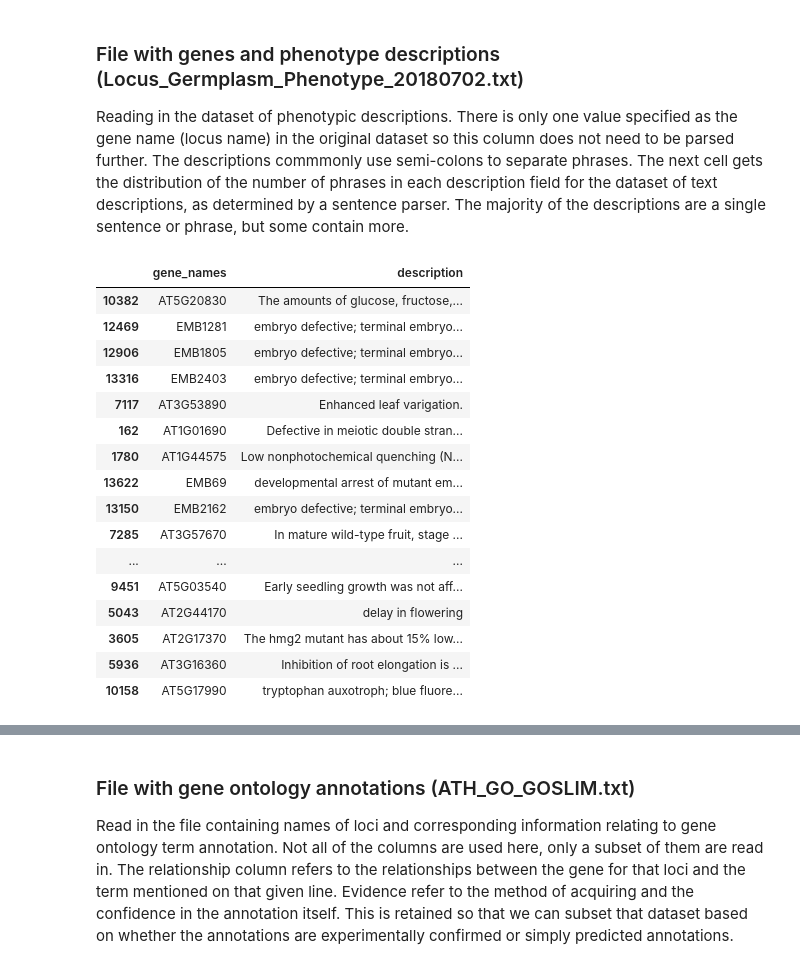
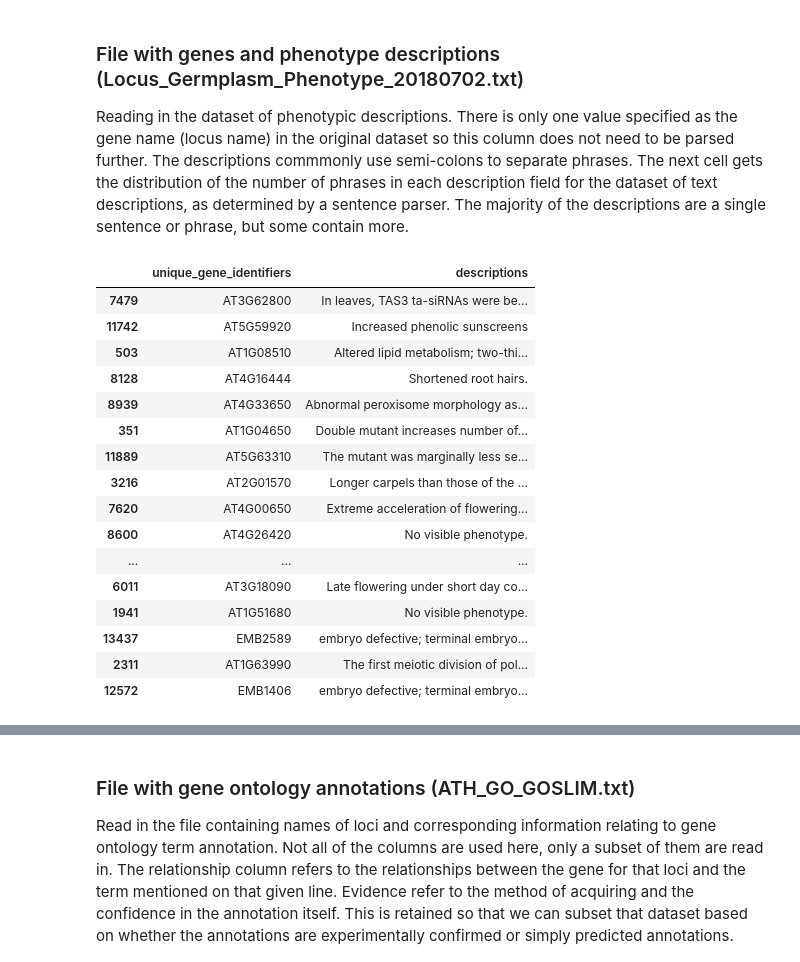
Before and after one commit to irbraun/plant-data, a Jupyter notebook: preprocessing/reshaping_tair_data.ipynb, the cells around one changed output, grey strips where cells are left out. Cells and saved outputs as stored; diff of their text form; code cells hidden in the pictures.

```diff
--- a/preprocessing/reshaping_tair_data.ipynb
+++ b/preprocessing/reshaping_tair_data.ipynb
@@ -55,29 +81,29 @@ Reading in the dataset of phenotypic descriptions. There is only one value speci
 # %%
 filename = "../databases/tair/Locus_Germplasm_Phenotype_20180702.txt"
 usecols = ["LOCUS_NAME", "PHENOTYPE"]
-usenames = ["gene_names", "description"]
+usenames = ["unique_gene_identifiers", "descriptions"]
 renamed = {k:v for k,v in zip(usecols,usenames)}
 df = pd.read_table(filename, usecols=usecols)
 df.rename(columns=renamed, inplace=True)
 df.sample(20)
 # %% [output]
-|  | gene_names | description |
-| 10382 | AT5G20830 | The amounts of glucose, fructose,... |
-| 12469 | EMB1281 | embryo defective; terminal embryo... |
-| 12906 | EMB1805 | embryo defective; terminal embryo... |
-| 13316 | EMB2403 | embryo defective; terminal embryo... |
-| 7117 | AT3G53890 | Enhanced leaf varigation. |
-| 162 | AT1G01690 | Defective in meiotic double stran... |
-| 1780 | AT1G44575 | Low nonphotochemical quenching (N... |
-| 13622 | EMB69 | developmental arrest of mutant em... |
-| 13150 | EMB2162 | embryo defective; terminal embryo... |
-| 7285 | AT3G57670 | In mature wild-type fruit, stage ... |
+|  | unique_gene_identifiers | descriptions |
+| 7479 | AT3G62800 | In leaves, TAS3 ta-siRNAs were be... |
+| 11742 | AT5G59920 | Increased phenolic sunscreens |
+| 503 | AT1G08510 | Altered lipid metabolism; two-thi... |
+| 8128 | AT4G16444 | Shortened root hairs. |
+| 8939 | AT4G33650 | Abnormal peroxisome morphology as... |
+| 351 | AT1G04650 | Double mutant increases number of... |
+| 11889 | AT5G63310 | The mutant was marginally less se... |
+| 3216 | AT2G01570 | Longer carpels than those of the ... |
+| 7620 | AT4G00650 | Extreme acceleration of flowering... |
+| 8600 | AT4G26420 | No visible phenotype. |
 | ... | ... | ... |
-| 9451 | AT5G03540 | Early seedling growth was not aff... |
-| 5043 | AT2G44170 | delay in flowering |
-| 3605 | AT2G17370 | The hmg2 mutant has about 15% low... |
-| 5936 | AT3G16360 | Inhibition of root elongation is ... |
-| 10158 | AT5G17990 | tryptophan auxotroph; blue fluore... |
+| 6011 | AT3G18090 | Late flowering under short day co... |
+| 1941 | AT1G51680 | No visible phenotype. |
+| 13437 | EMB2589 | embryo defective; terminal embryo... |
+| 2311 | AT1G63990 | The first meiotic division of pol... |
+| 12572 | EMB1406 | embryo defective; terminal embryo... |
 # %%
 # Plotting distributions of number of phrases in each description.
 fig, (ax1, ax2) = plt.subplots(1, 2)
```
Also changed, not shown: parts of 10 cells of this notebook, 4 other files.
